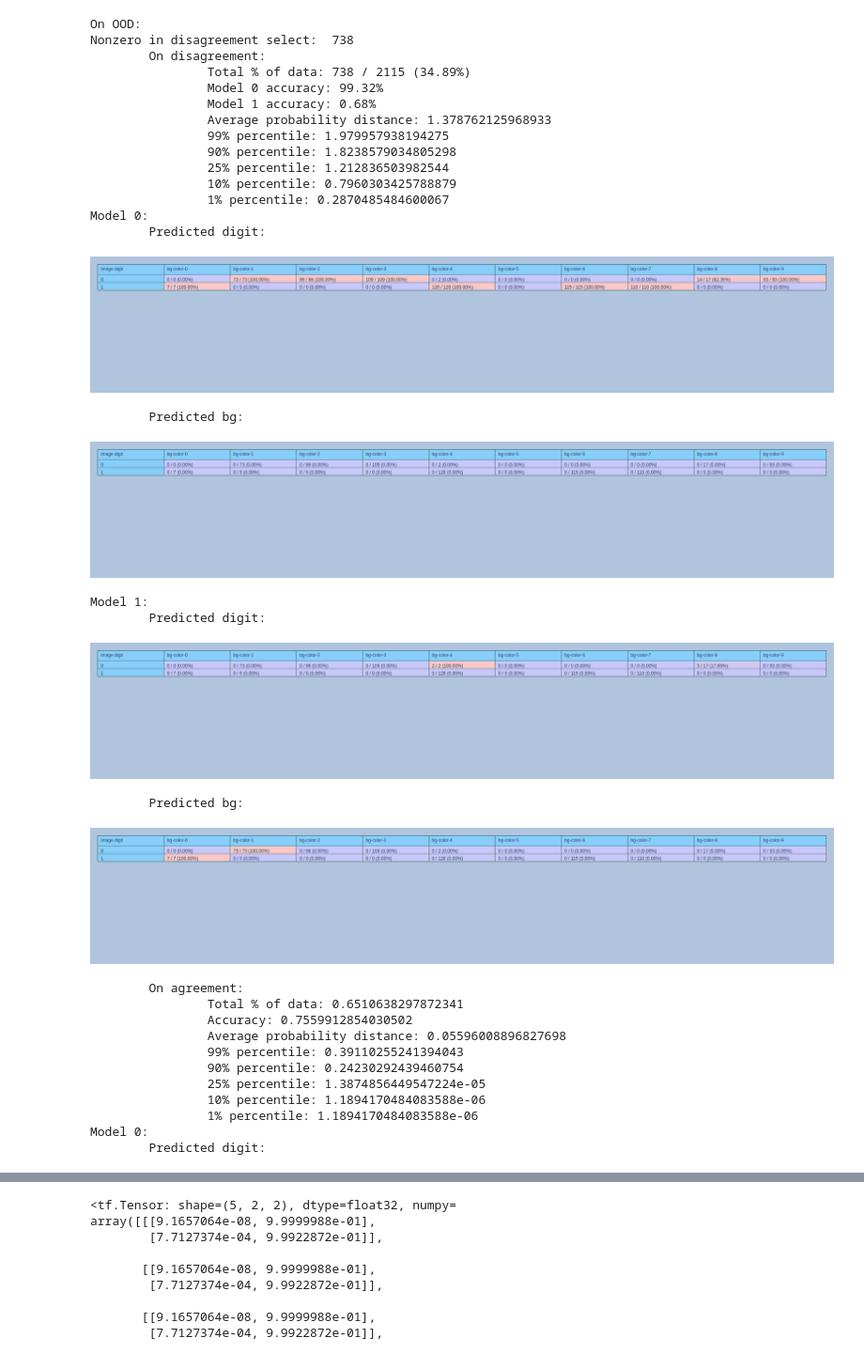
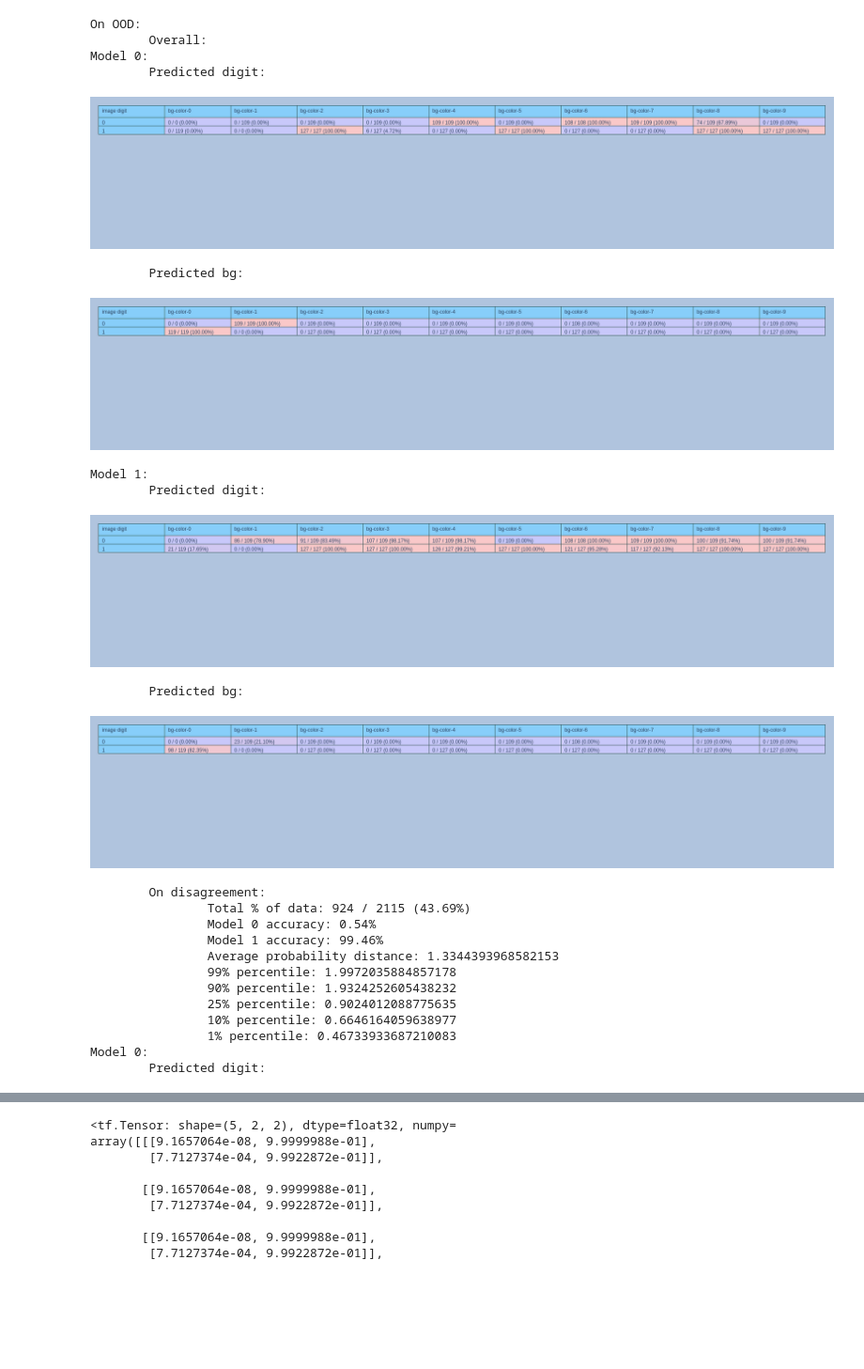
Before and after one commit to ericpts/hsic, a Jupyter notebook: analysis.ipynb, the cells around one changed output, grey strips where cells are left out. Shown at 94% size. Cells and saved outputs as stored; diff of their text form; code cells hidden in the pictures; blank space fills up the shorter version.

```diff
--- a/analysis.ipynb
+++ b/analysis.ipynb
@@ -229,21 +229,25 @@ def render_confusion_matrices(
 #    oo_X, oo_y, oo_y_biased, tf.argmax(oo_y_hat, axis=-1, output_type=tf.int32)
 #)
 # %%
-def print_statistics(X: tf.Tensor, y: tf.Tensor, y_biased: tf.Tensor, y_hat: tf.Tensor,
+def print_statistics(
+    X: tf.Tensor,
+    y: tf.Tensor,
+    y_biased: tf.Tensor,
+    y_hat: tf.Tensor,
     print_digits: bool = False,
-    print_confusion_matrices: bool = False
-                     ):
+    print_confusion_matrices: bool = False,
+):
     y_label_hat = tf.argmax(y_hat, axis=-1, output_type=tf.int32)
     select = y_label_hat[:, 0] != y_label_hat[:, 1]
-
-    print("Nonzero in disagreement select: ", tf.math.count_nonzero(select).numpy())
-
 
     def print_resume_stats(d: tf.Tensor):
         print(f"\t\tAverage probability distance: {tf.reduce_mean(d)}")
         for q in [99, 90, 25, 10, 1]:
             print(f"\t\t{q}% percentile: {tfp.stats.percentile(d, q)}")
 
+    if print_confusion_matrices:
+        print("\tOverall:")
+        render_confusion_matrices(X, y, y_biased, y_label_hat)
 
     d = l2_probability_distance(y_hat[select])
     print("\tOn disagreement:")
@@ -251,7 +255,9 @@ def print_statistics(X: tf.Tensor, y: tf.Tensor, y_biased: tf.Tensor, y_hat: tf.
     if d.shape == 0:
         print("\t\tNo disagreement!")
     else:
-        print(f"\t\tTotal % of data: {tf.math.count_nonzero(select)} / {y.shape[0]} ({tf.math.count_nonzero(select) / y.shape[0] * 100:.2f}%)")
+        print(
+            f"\t\tTotal % of data: {tf.math.count_nonzero(select)} / {y.shape[0]} ({tf.math.count_nonzero(select) / y.shape[0] * 100:.2f}%)"
+        )
         for im in [0, 1]:
             acc = tf.math.count_nonzero(
                 y_label_hat[select][:, im] == y[select]
@@ -262,7 +268,9 @@ def print_statistics(X: tf.Tensor, y: tf.Tensor, y_biased: tf.Tensor, y_hat: tf.
         if print_digits:
             plot_digit_grid(X[select], y[select])
         if print_confusion_matrices:
-            render_confusion_matrices(X[select], y[select], y_biased[select], y_label_hat[select])
+            render_confusion_matrices(
+                X[select], y[select], y_biased[select], y_label_hat[select]
+            )
 
     acc = y_label_hat[~select][:, 0] == y[~select]
     correct = tf.math.count_nonzero(acc)
@@ -278,23 +286,22 @@ def print_statistics(X: tf.Tensor, y: tf.Tensor, y_biased: tf.Tensor, y_hat: tf.
     if print_digits:
         plot_digit_grid(X[~select], y[~select])
     if print_confusion_matrices:
-        render_confusion_matrices(X[~select], y[~select], y_biased[~select], y_label_hat[~select], models=[0])
+        render_confusion_matrices(
+            X[~select], y[~select], y_biased[~select], y_label_hat[~select], models=[0]
+        )
 # %%
 DF = lib_analysis.read_problem(Path('.'), '.')
-
-display(DF)
 
 df = DF.sample(1).reset_index(drop=True)
 
 gin.parse_config_file('config.gin')
-
 tf.keras.backend.clear_session()
 
 
 problem = lib_biased_mnist.BiasedMnistProblem()
 
 in_dist = tf.data.Dataset.from_tensor_slices(
-            problem.filter_tensors(*lib_biased_mnist.get_biased_mnist_data("~/.datasets/mnist/", 1.0, train=True))).cache()
+            problem.filter_tensors(*lib_biased_mnist.get_biased_mnist_data("~/.datasets/mnist/", 1.0, train=False))).cache()
 
 oo_dist = tf.data.Dataset.from_tensor_slices(
             problem.filter_tensors(*lib_biased_mnist.get_biased_mnist_data("~/.datasets/mnist/", 0.0, train=False))).cache()
@@ -318,33 +323,24 @@ print_statistics(oo_X, oo_y, oo_y_biased, oo_y_hat, print_confusion_matrices=Tru
 On OOD:
-Nonzero in disagreement select:  738
-        On disagreement:
-                Total % of data: 738 / 2115 (34.89%)
-                Model 0 accuracy: 99.32%
-                Model 1 accuracy: 0.68%
-                Average probability distance: 1.378762125968933
-                99% percentile: 1.979957938194275
-                90% percentile: 1.8238579034805298
-                25% percentile: 1.212836503982544
-                10% percentile: 0.7960303425788879
-                1% percentile: 0.2870485484600067
+        Overall:
 Model 0:
         Predicted digit:
-[figure, old version]
+[figure, new version]
         Predicted bg:
-[figure, old version]
+[figure, new version]
 Model 1:
         Predicted digit:
-[figure, old version]
+[figure, new version]
         Predicted bg:
-[figure, old version]
+[figure, new version]
-        On agreement:
-                Total % of data: 0.6510638297872341
-                Accuracy: 0.7559912854030502
-                Average probability distance: 0.05596008896827698
-                99% percentile: 0.39110255241394043
-                90% percentile: 0.24230292439460754
-                25% percentile: 1.3874856449547224e-05
-                10% percentile: 1.1894170484083588e-06
-                1% percentile: 1.1894170484083588e-06
+        On disagreement:
+                Total % of data: 924 / 2115 (43.69%)
+                Model 0 accuracy: 0.54%
+                Model 1 accuracy: 99.46%
+                Average probability distance: 1.3344393968582153
+                99% percentile: 1.9972035884857178
+                90% percentile: 1.9324252605438232
+                25% percentile: 0.9024012088775635
+                10% percentile: 0.6646164059638977
+                1% percentile: 0.46733933687210083
 Model 0:
         Predicted digit:
```
Also changed, not shown: parts of 1 cell of this notebook, 3 other files.
